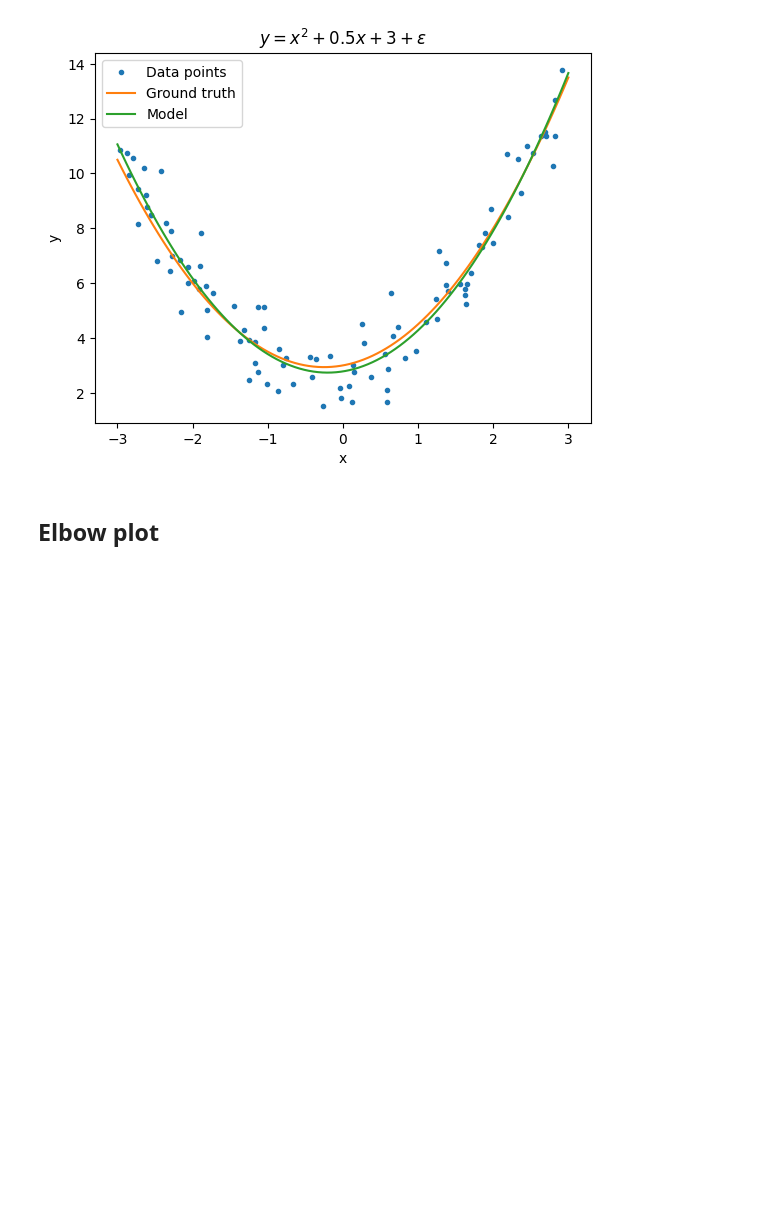
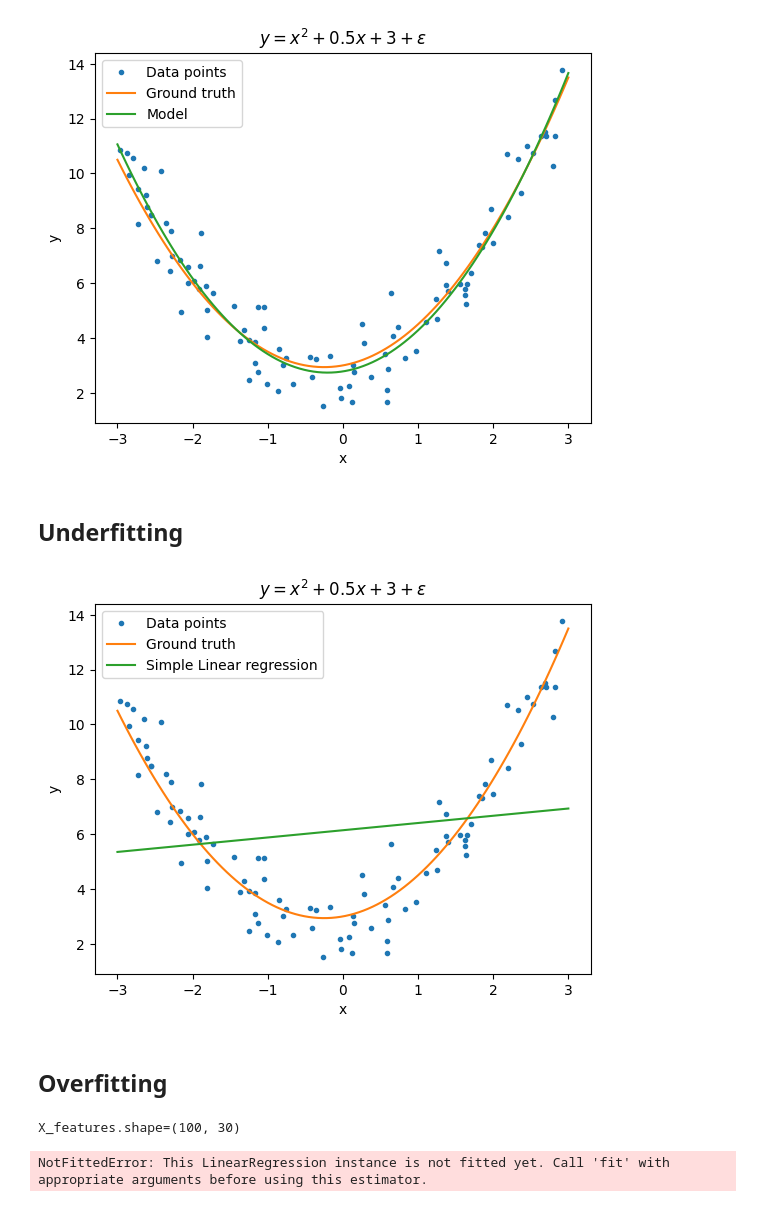
Before and after one commit to JoelOscarsson/Machine-Learning, a Jupyter notebook: Code-Alongs/L3-Underfit-Overfit-polynomial.ipynb, the cells around one changed output. Drawn from its saved outputs; the diff is of its cells as text; code cells hidden in the pictures; blank space fills up the shorter version.

```diff
--- a/Code-Alongs/L3-Underfit-Overfit-polynomial.ipynb
+++ b/Code-Alongs/L3-Underfit-Overfit-polynomial.ipynb
@@ -103,5 +136,31 @@ ax.legend()
 # %% [output]
 <matplotlib.legend.Legend at 0x...>
 [figure]
-# %% [markdown]
-## Elbow plot
+# %% [markdown]
+## Underfitting
+# %%
+model = LinearRegression()
+# Här använde vi original datan för att få en simpel linjär regression
+model.fit(X, y)
+y_pred = model.predict(x)
+
+
+ax = draw_data()
+ax.plot(x, y_pred, label = "Simple Linear regression")
+ax.legend();
+# %% [output]
+[figure, added]
+# %% [markdown]
+## Overfitting
+# %%
+polynomial_instance = PolynomialFeatures(30, include_bias=False)
+X_features = polynomial_instance.fit_transform(X)
+
+print(f"{X_features.shape=}")
+
+model = LinearRegression()
+model.fit(X_features)
+y_pred = model.predict(X_features)
+# %% [output]
+X_features.shape=(100, 30)
+NotFittedError: This LinearRegression instance is not fitted yet. Call 'fit' with appropriate arguments before using this estimator.
```
Also changed, not shown: parts of 3 cells of this notebook, 1 other file.
